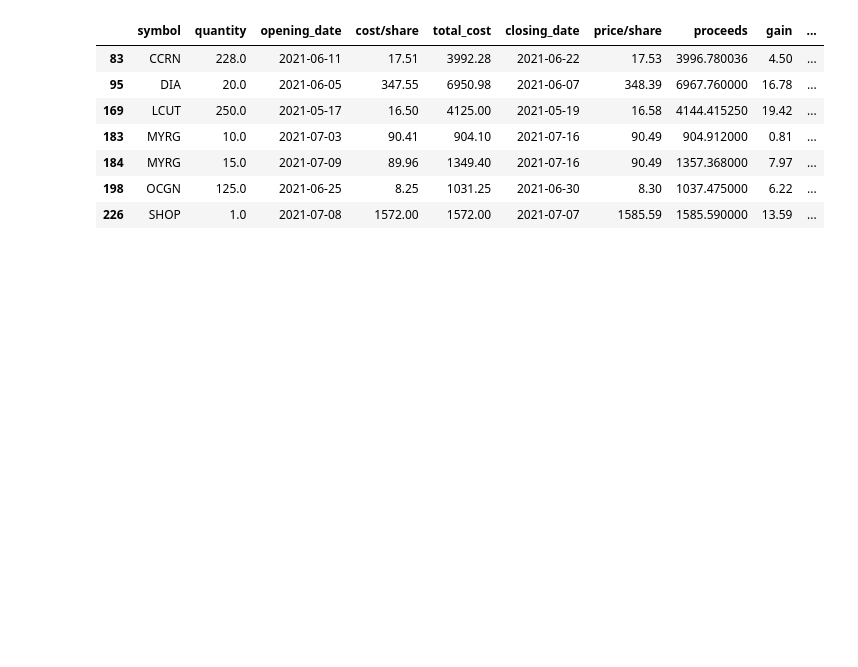
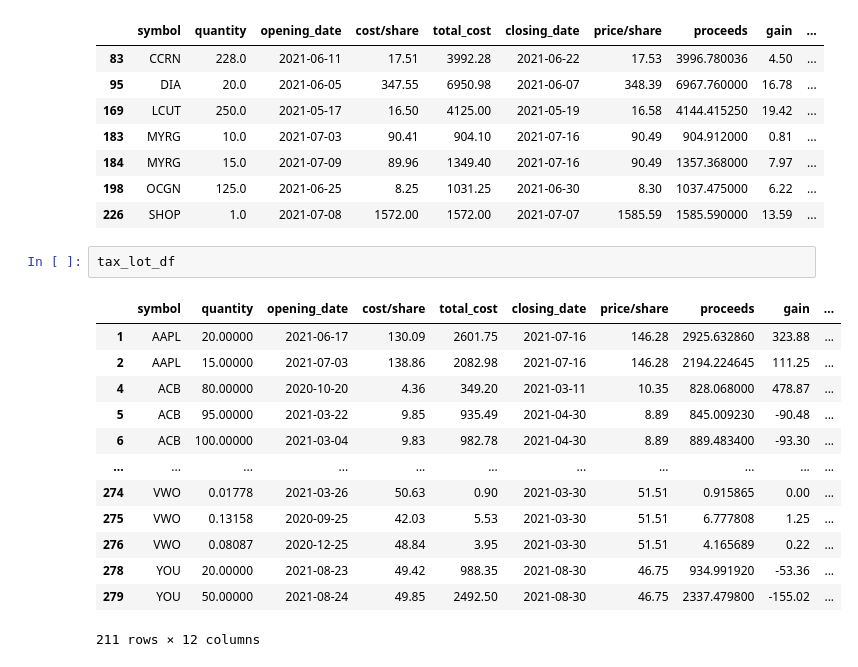
Before and after one commit to dancassin/etrade_analysis_dashboard, a Jupyter notebook: etrade_tax_lot_stats.ipynb, the cells around one changed output. Drawn from its saved outputs; the diff is of its cells as text; blank space fills up the shorter version.

```diff
--- a/etrade_tax_lot_stats.ipynb
+++ b/etrade_tax_lot_stats.ipynb
@@ -221,3 +222,19 @@ less_than_100_pct[(less_than_100_pct['pct_gain/loss']<1) & (less_than_100_pct['c
 | 184 | MYRG | 15.0 | 2021-07-09 | 89.96 | 1349.40 | 2021-07-16 | 90.49 | 1357.368000 | 7.97 | ... |
 | 198 | OCGN | 125.0 | 2021-06-25 | 8.25 | 1031.25 | 2021-06-30 | 8.30 | 1037.475000 | 6.22 | ... |
 | 226 | SHOP | 1.0 | 2021-07-08 | 1572.00 | 1572.00 | 2021-07-07 | 1585.59 | 1585.590000 | 13.59 | ... |
+# %%
+tax_lot_df
+# %% [output]
+|  | symbol | quantity | opening_date | cost/share | total_cost | closing_date | price/share | proceeds | gain | ... |
+| 1 | AAPL | 20.00000 | 2021-06-17 | 130.09 | 2601.75 | 2021-07-16 | 146.28 | 2925.632860 | 323.88 | ... |
+| 2 | AAPL | 15.00000 | 2021-07-03 | 138.86 | 2082.98 | 2021-07-16 | 146.28 | 2194.224645 | 111.25 | ... |
+| 4 | ACB | 80.00000 | 2020-10-20 | 4.36 | 349.20 | 2021-03-11 | 10.35 | 828.068000 | 478.87 | ... |
+| 5 | ACB | 95.00000 | 2021-03-22 | 9.85 | 935.49 | 2021-04-30 | 8.89 | 845.009230 | -90.48 | ... |
+| 6 | ACB | 100.00000 | 2021-03-04 | 9.83 | 982.78 | 2021-04-30 | 8.89 | 889.483400 | -93.30 | ... |
+| ... | ... | ... | ... | ... | ... | ... | ... | ... | ... | ... |
+| 274 | VWO | 0.01778 | 2021-03-26 | 50.63 | 0.90 | 2021-03-30 | 51.51 | 0.915865 | 0.00 | ... |
+| 275 | VWO | 0.13158 | 2020-09-25 | 42.03 | 5.53 | 2021-03-30 | 51.51 | 6.777808 | 1.25 | ... |
+| 276 | VWO | 0.08087 | 2020-12-25 | 48.84 | 3.95 | 2021-03-30 | 51.51 | 4.165689 | 0.22 | ... |
+| 278 | YOU | 20.00000 | 2021-08-23 | 49.42 | 988.35 | 2021-08-30 | 46.75 | 934.991920 | -53.36 | ... |
+| 279 | YOU | 50.00000 | 2021-08-24 | 49.85 | 2492.50 | 2021-08-30 | 46.75 | 2337.479800 | -155.02 | ... |
+211 rows × 12 columns
```
Also changed, not shown: parts of 1 cell of this notebook, 2 other files.
